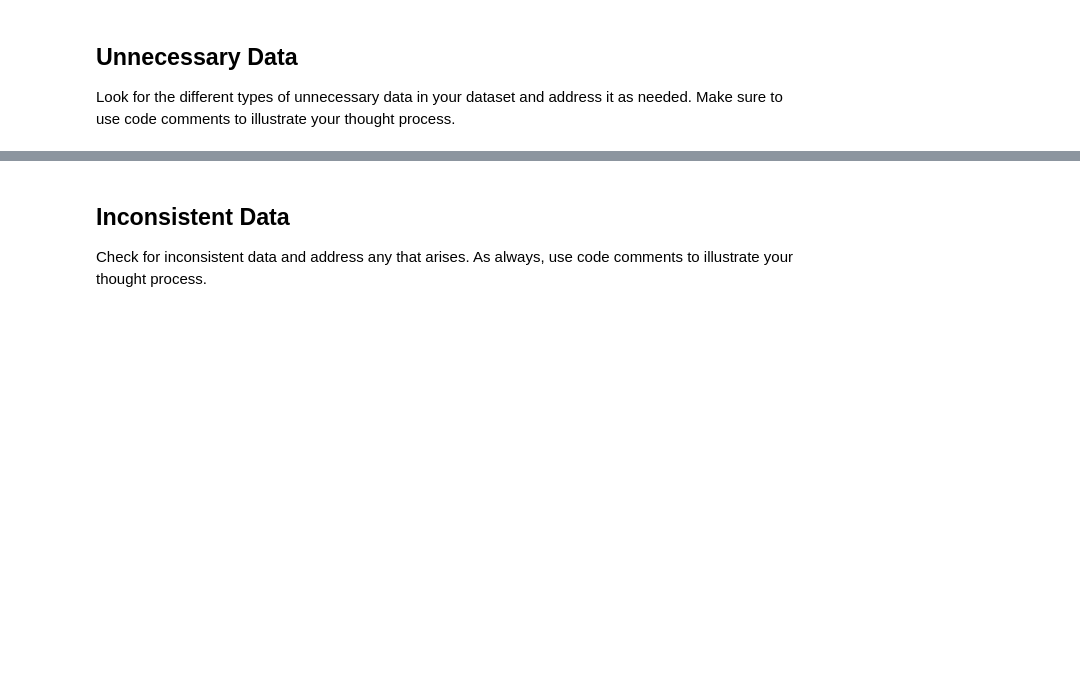
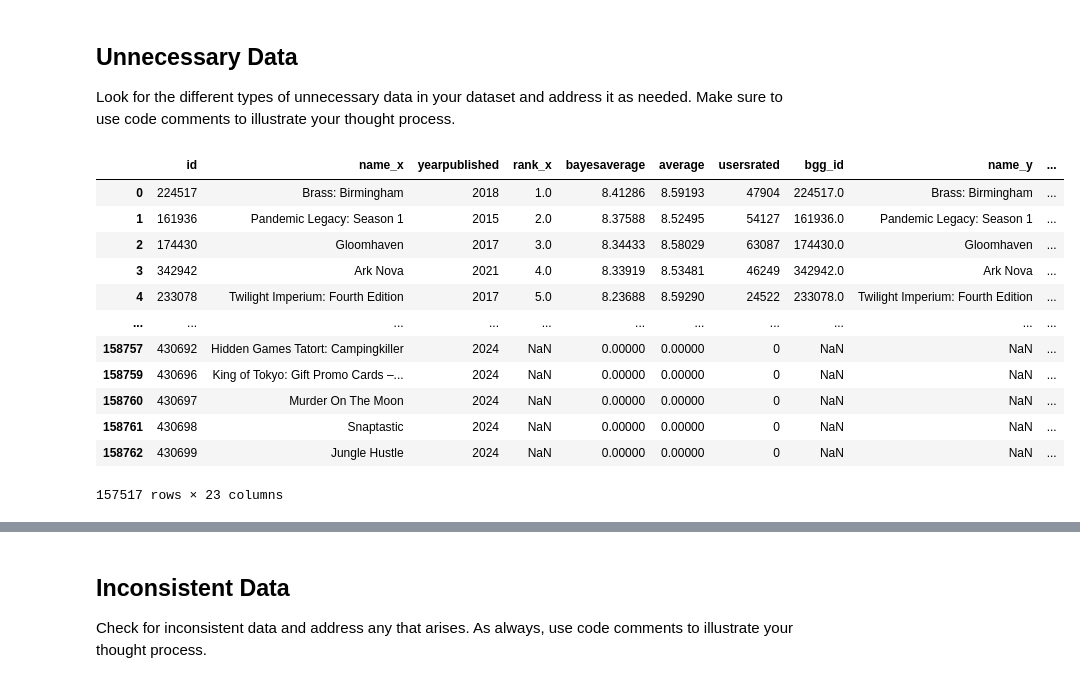
Before and after one commit to DataLore777/cleaning-data-checkpoint, a Jupyter notebook: checkpoint_three.ipynb, the cells around one changed output, grey strips where cells are left out. Saved outputs shown, nothing was run; the diff lists cells and outputs as text; code cells hidden in the pictures; blank space fills up the shorter version.

```diff
--- a/checkpoint_three.ipynb
+++ b/checkpoint_three.ipynb
@@ -189,3 +88,0 @@ ValueError: invalid literal for int() with base 10: '1002. 1010'
-# %%
-pd.set_option('Display.max_rows', 20)
-display(mismatched)
@@ -191,0 +192,13 @@ display(mismatched)
+# %%
+# Outside of this file I created my own csv. I then filled in the category information for each value.
+# Now I will reimport the data, and merge it with my dataset, giving me categories for the data I was missing.
+
+# mismatched.to_csv('mismatched.csv', index=False)
+
+corrected_data = reimport_csv(corrected)
+df_merged.loc[df_merged['id'].isin(corrected_data['id']), 'category'] = df_merged['id'].map(corrected_data.set_index('id')['category'])
+df_merged['category'] = df_merged['category'].apply(lambda x: x if isinstance(x, list) else (x.split(',') if isinstance(x,str) else np.nan))
+
+
+df_exploded = df_merged.explode('category')
+df_grouped = df_exploded.groupby(['year','category']).size().reset_index(name='count')
@@ -206,20 +277,73 @@ Look for the different types of unnecessary data in your dataset and address it
 # %%
 # I will drop those columns which will be fairly irrelevant to the particular analysis I want to perform.
 # It is possible this data would be useful for further analysis of other questions.
 # For example, what themes are most popular for solo games?
 
-df.drop([
+df_merged.drop([
+#     'id',
+#     'name_x',
+#     'yearpublished',
+#     'rank_x',
+#     'bayesaverage',
+#     'average',
+#     'usersrated',
+    'is_expansion',
+    'abstracts_rank',
+    'cgs_rank',
+    'childrensgames_rank',
+    'familygames_rank',
+    'partygames_rank',
+    'strategygames_rank',
+    'thematic_rank',
+    'wargames_rank',
+#     'bgg_id',
+#     'name_y',
+#     'year',
+#     'game_type',
+#     'designer',
+#     'artist',
+#     'publisher',
     'min_players',
     'max_players',
     'min_players_rec',
     'max_players_rec',
     'min_players_best',
     'max_players_best',
+    'min_age',
+    'min_age_rec',
+    'min_time',
+    'max_time',
+#     'category',
+#     'mechanic',
+#     'cooperative',
+#     'rank_y'
+    'compilation',
+    'compilation_of',
+    'family',
+    'implementation',
+    'integration',
+#     'complexity',
+    'language_dependency',
     'bga_id',
     'dbpedia_id',
     'luding_id',
     'spielen_id',
     'wikidata_id',
-    'wikipedia_id'], axis=1, inplace=True)
+    'wikipedia_id'
+    ], axis=1, inplace=True)
 
-display(df)
+display(df_merged)
+# %% [output]
+|  | id | name_x | yearpublished | rank_x | bayesaverage | average | usersrated | bgg_id | name_y | ... |
+| 0 | 224517 | Brass: Birmingham | 2018 | 1.0 | 8.41286 | 8.59193 | 47904 | 224517.0 | Brass: Birmingham | ... |
+| 1 | 161936 | Pandemic Legacy: Season 1 | 2015 | 2.0 | 8.37588 | 8.52495 | 54127 | 161936.0 | Pandemic Legacy: Season 1 | ... |
+| 2 | 174430 | Gloomhaven | 2017 | 3.0 | 8.34433 | 8.58029 | 63087 | 174430.0 | Gloomhaven | ... |
+| 3 | 342942 | Ark Nova | 2021 | 4.0 | 8.33919 | 8.53481 | 46249 | 342942.0 | Ark Nova | ... |
+| 4 | 233078 | Twilight Imperium: Fourth Edition | 2017 | 5.0 | 8.23688 | 8.59290 | 24522 | 233078.0 | Twilight Imperium: Fourth Edition | ... |
+| ... | ... | ... | ... | ... | ... | ... | ... | ... | ... | ... |
+| 158757 | 430692 | Hidden Games Tatort: Campingkiller | 2024 | NaN | 0.00000 | 0.00000 | 0 | NaN | NaN | ... |
+| 158759 | 430696 | King of Tokyo: Gift Promo Cards –... | 2024 | NaN | 0.00000 | 0.00000 | 0 | NaN | NaN | ... |
+| 158760 | 430697 | Murder On The Moon | 2024 | NaN | 0.00000 | 0.00000 | 0 | NaN | NaN | ... |
+| 158761 | 430698 | Snaptastic | 2024 | NaN | 0.00000 | 0.00000 | 0 | NaN | NaN | ... |
+| 158762 | 430699 | Jungle Hustle | 2024 | NaN | 0.00000 | 0.00000 | 0 | NaN | NaN | ... |
+157517 rows × 23 columns
```
Also changed, not shown: parts of 20 cells of this notebook, 3 other files.
